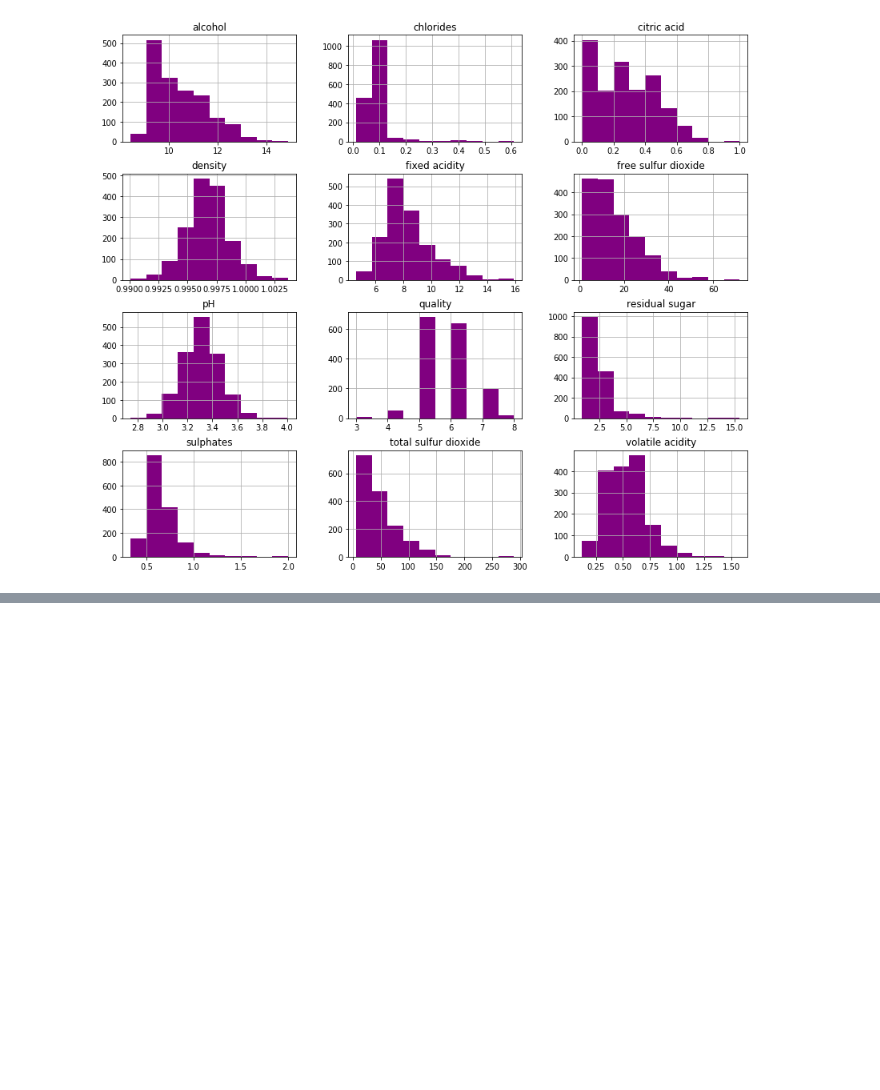
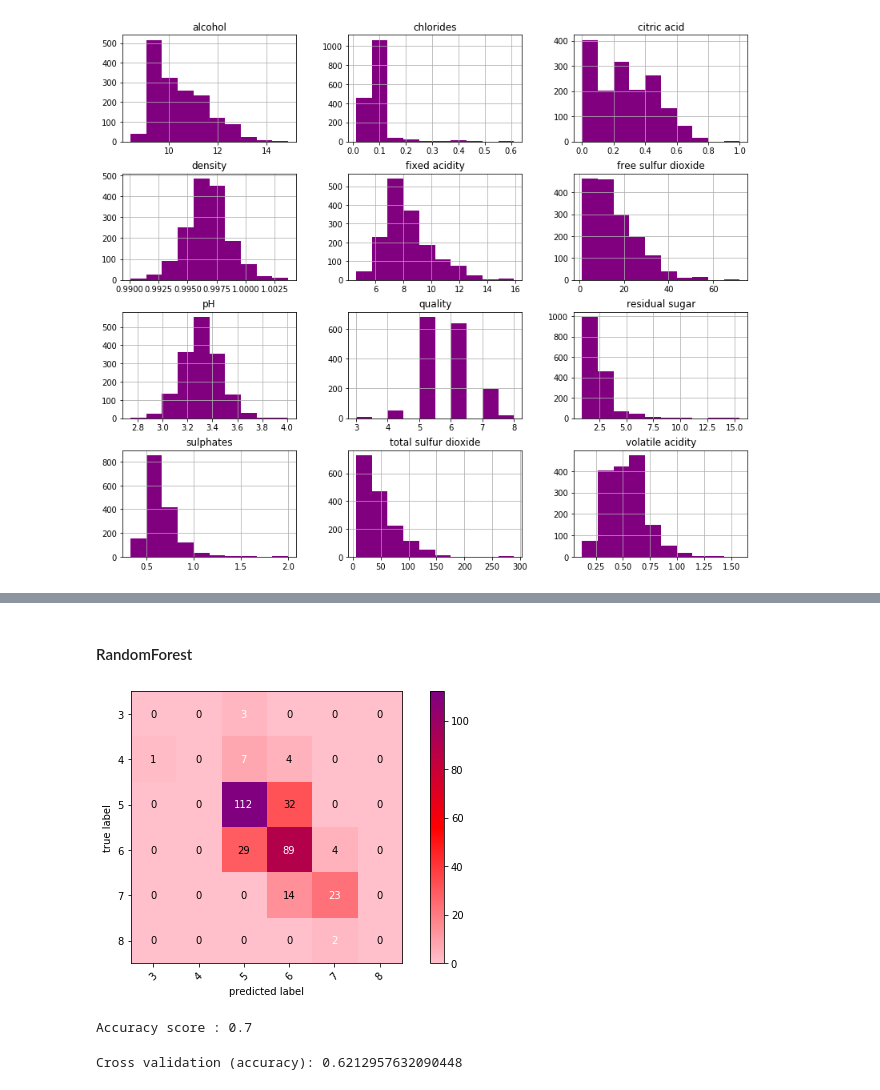
Before and after one commit to alinedebenath/ironhack-datalabs-dataparis0619-pt, a Jupyter notebook: module-3/supervised-learning-project/your-code/my_code.ipynb, the cells around one changed output, grey strips where cells are left out. Drawn from its saved outputs; the diff is of its cells as text; code cells hidden in the pictures; blank space fills up the shorter version.

```diff
--- a/module-3/supervised-learning-project/your-code/my_code.ipynb
+++ b/module-3/supervised-learning-project/your-code/my_code.ipynb
@@ -54,0 +158,26 @@ sns.heatmap(wine_corr, xticklabels=wine_corr.columns, yticklabels=wine_corr.colu
+# %% [markdown]
+#### RandomForest
+# %%
+rfc = RandomForestClassifier(n_estimators=200)
+rfc.fit(X_train, y_train)
+pred_rfc = rfc.predict(X_dev)
+# %%
+cm = confusion_matrix(y_dev, pred_rfc)
+fig, ax = plot_confusion_matrix(conf_mat=cm, class_names=linearsvc.classes_,figsize=(10, 5), cmap=cmap2, colorbar=True)
+b, t = plt.ylim()
+b += 0.5
+t -= 0.5
+plt.ylim(b, t)
+plt.savefig('confusion_matrix_obj1_RFC.png')
+plt.show()
+# %% [output]
+[figure, added]
+# %%
+print('Accuracy score :',accuracy_score(y_dev, pred_rfc))
+# %% [output]
+Accuracy score : 0.7
+# %%
+rfc_eval = cross_val_score(estimator = rfc, X = X_train, y = y_train, cv=5, scoring='accuracy')
+print('Cross validation (accuracy):',rfc_eval.mean())
+# %% [output]
+Cross validation (accuracy): 0.6212957632090448
```
Also changed, not shown: parts of 76 cells of this notebook, 11 other files.
